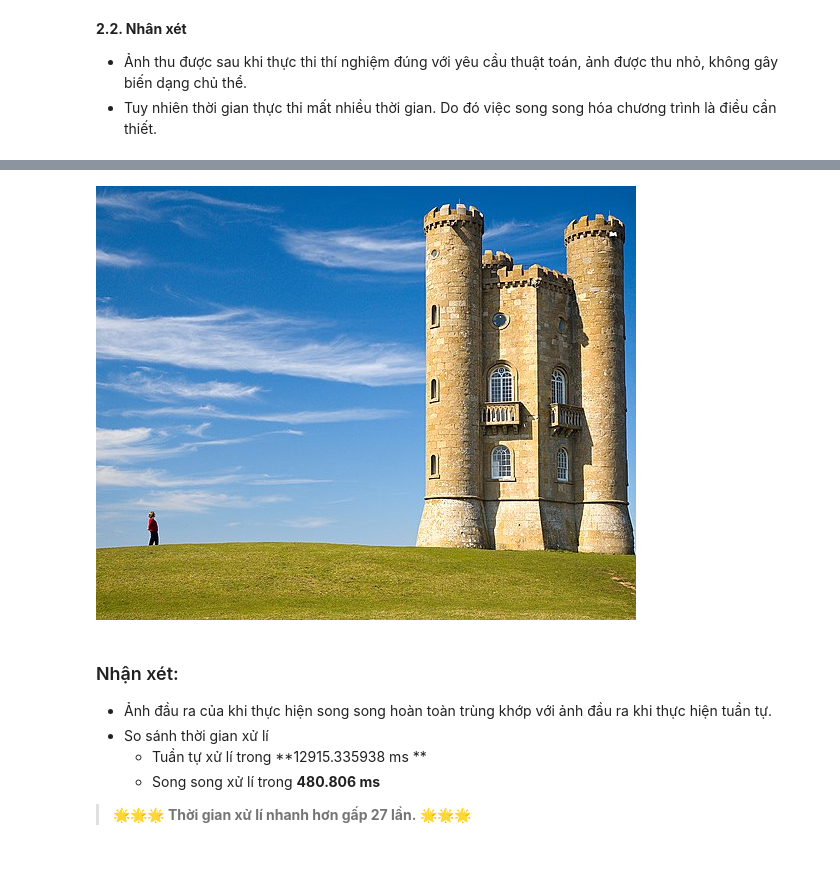
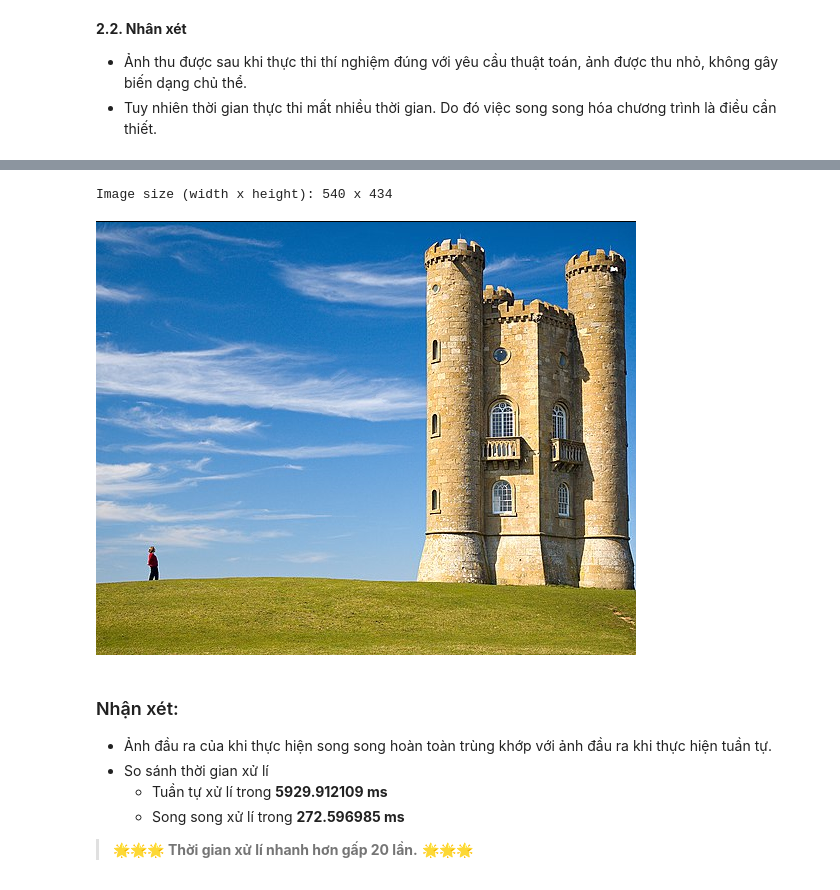
Before and after one commit to Nguyenbaviet112/SeamCarving, a Jupyter notebook: Nhom6_seam_carving_.ipynb, the cells around one changed output, grey strips where cells are left out. Saved outputs shown, nothing was run; the diff lists cells and outputs as text; code cells hidden in the pictures.

Commit message:
cap nhat bao cao song song dua theo code moi

```diff
--- a/Nhom6_seam_carving_.ipynb
+++ b/Nhom6_seam_carving_.ipynb
@@ -298,15 +323,16 @@ Error: 0.000000
 # %%
-show_pnm("out_device.pnm")
+show_pnm("./v2_device_out.pnm")
 # %% [output]
+Image size (width x height): 540 x 434
-[figure, old version]
+[figure, new version]
 # %% [markdown]
 ### Nhận xét:
 
 - Ảnh đầu ra của khi thực hiện song song hoàn toàn trùng khớp với ảnh đầu ra khi thực hiện tuần tự.
 - So sánh thời gian xử lí
-  - Tuần tự xử lí trong **12915.335938 ms **
-  - Song song xử lí trong **480.806 ms**
+  - Tuần tự xử lí trong **5929.912109 ms**
+  - Song song xử lí trong **272.596985 ms**
 
 >
-> 🌟🌟🌟 **Thời gian xử lí nhanh hơn gấp 27 lần.** 🌟🌟🌟
+> 🌟🌟🌟 **Thời gian xử lí nhanh hơn gấp 20 lần.** 🌟🌟🌟
 >
```
Also changed, not shown: parts of 10 cells of this notebook, 1 other file.
